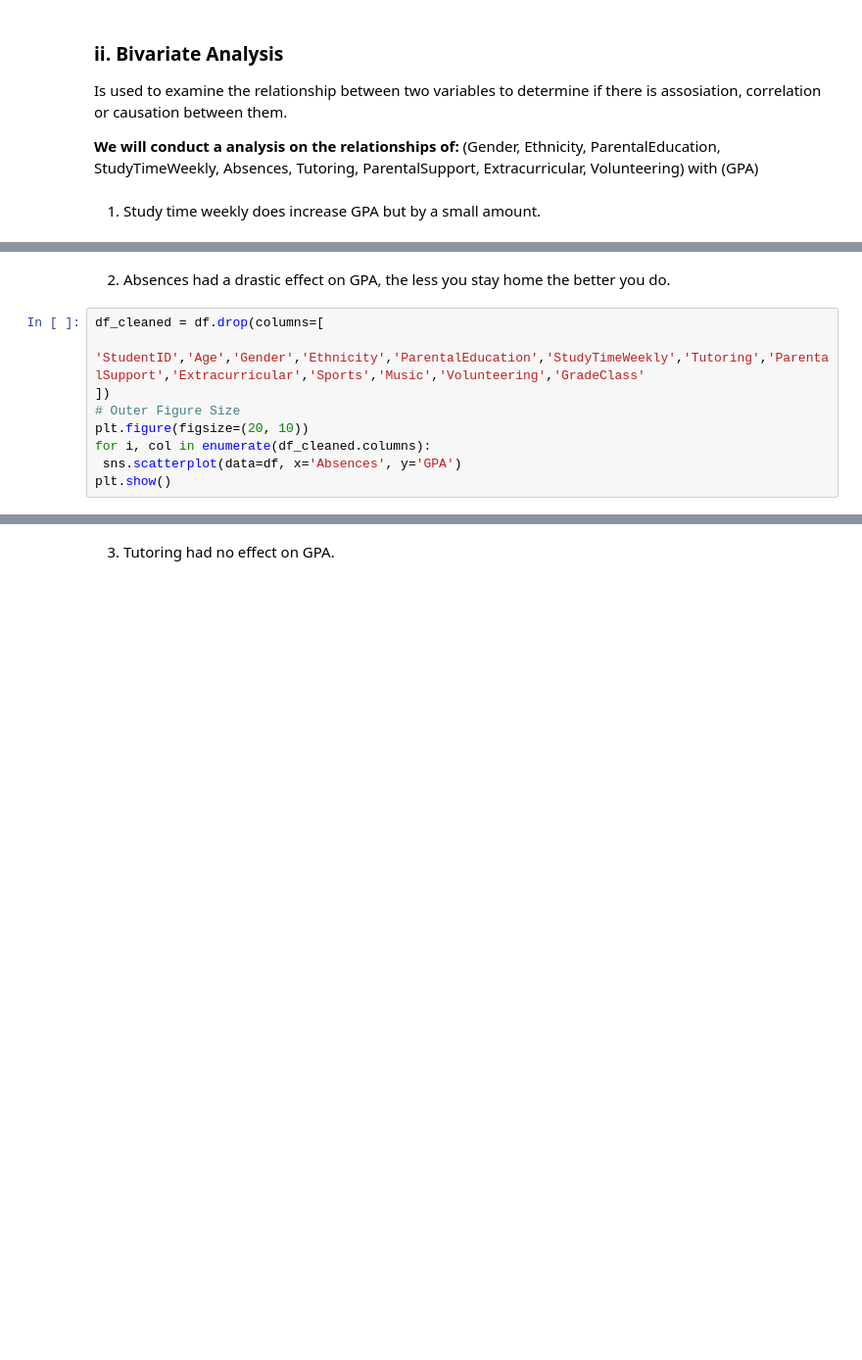
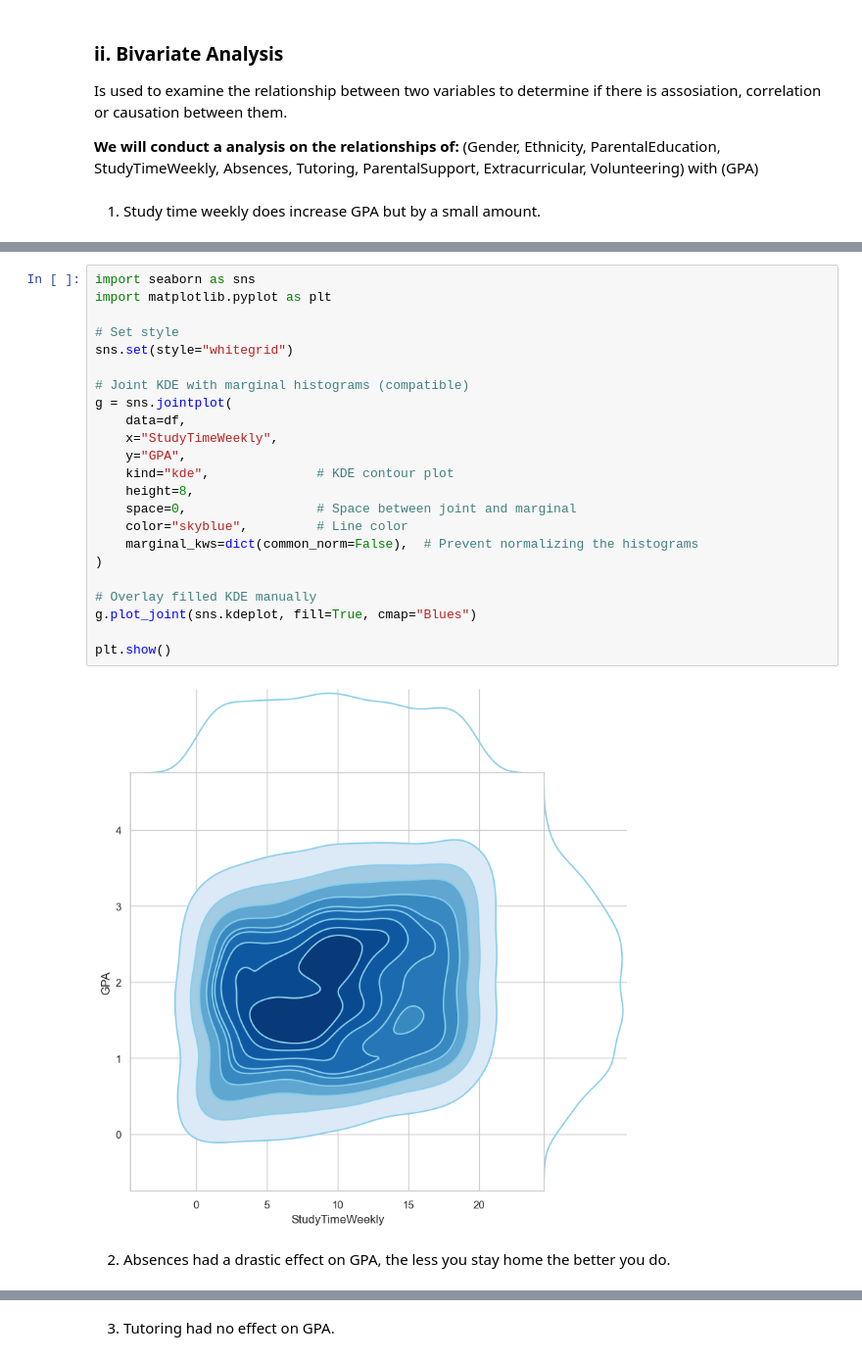
Before and after one commit to BeardedSeal77/MLG382_Guided_Project, a Jupyter notebook: Notebooks/Group T.ipynb, the cells around one changed output, grey strips where cells are left out. Shown at 98% size. Cells and saved outputs as stored; diff of their text form; blank space fills up the shorter version.

```diff
--- a/Notebooks/Group T.ipynb
+++ b/Notebooks/Group T.ipynb
@@ -206,11 +220,27 @@ plt.show()
+# %%
+import seaborn as sns
+import matplotlib.pyplot as plt
+
+# Set style
+sns.set(style="whitegrid")
+
+# Joint KDE with marginal histograms (compatible)
+g = sns.jointplot(
+    data=df,
+    x="StudyTimeWeekly",
+    y="GPA",
+    kind="kde",              # KDE contour plot
+    height=8,
+    space=0,                 # Space between joint and marginal
+    color="skyblue",         # Line color
+    marginal_kws=dict(common_norm=False),  # Prevent normalizing the histograms
+)
+
+# Overlay filled KDE manually
+g.plot_joint(sns.kdeplot, fill=True, cmap="Blues")
+
+plt.show()
+# %% [output]
+[figure, added]
 # %% [markdown]
 2. Absences had a drastic effect on GPA, the less you stay home the better you do.
-# %%
-df_cleaned = df.drop(columns=[
-    'StudentID','Age','Gender','Ethnicity','ParentalEducation','StudyTimeWeekly','Tutoring','ParentalSupport','Extracurricular','Sports','Music','Volunteering','GradeClass'
-])
-# Outer Figure Size
-plt.figure(figsize=(20, 10))
-for i, col in enumerate(df_cleaned.columns):
- sns.scatterplot(data=df, x='Absences', y='GPA')
-plt.show()
```
Also changed, not shown: parts of 8 cells of this notebook, 2 other files.
